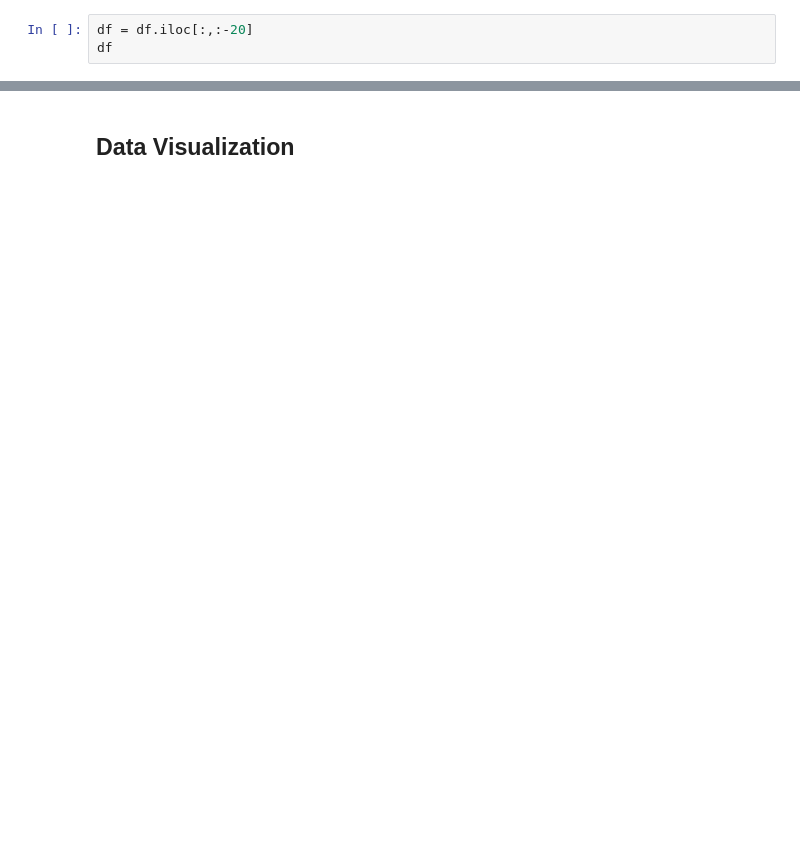
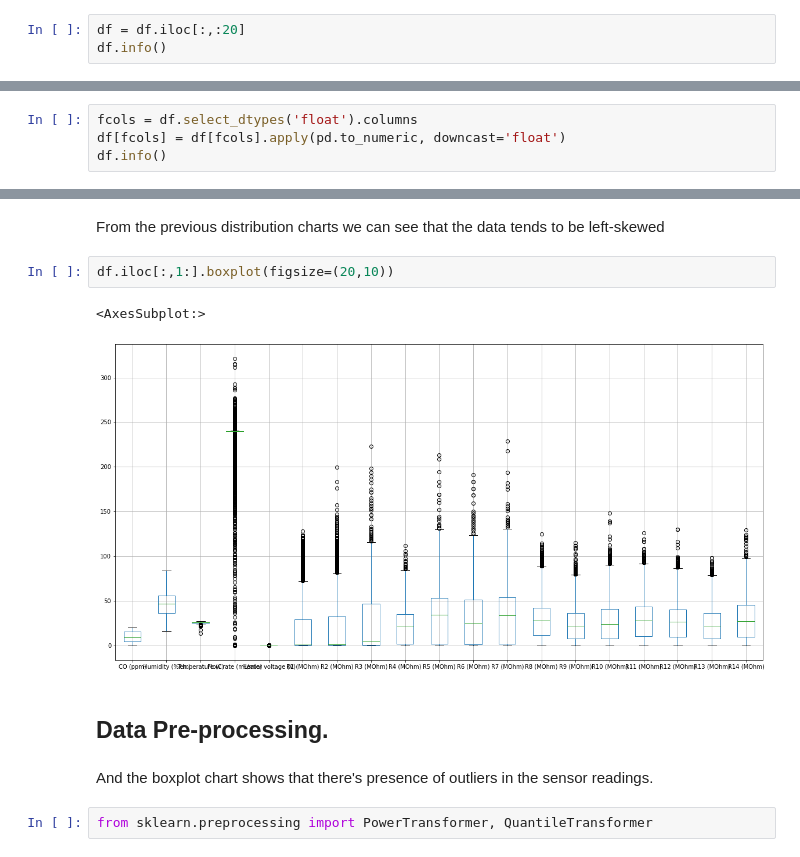
Before and after one commit to alberflor/monoxide-eda, a Jupyter notebook: Monoxide-EDA.ipynb, the cells around one changed output, grey strips where cells are left out. Drawn from its saved outputs; the diff is of its cells as text; blank space fills up the shorter version.

```diff
--- a/Monoxide-EDA.ipynb
+++ b/Monoxide-EDA.ipynb
@@ -71,4 +119,4 @@ The last 20 columns represent empty data
 # %%
-df = df.iloc[:,:-20]
-df
+df = df.iloc[:,:20]
+df.info()
 # %% [output]
@@ -87,0 +140,4 @@ df
+# %%
+fcols = df.select_dtypes('float').columns
+df[fcols] = df[fcols].apply(pd.to_numeric, downcast='float')
+df.info()
@@ -100,2 +202,13 @@ df.describe()
+# %% [markdown]
+From the previous distribution charts we can see that the data tends to be left-skewed
+# %%
+df.iloc[:,1:].boxplot(figsize=(20,10))
+# %% [output]
+<AxesSubplot:>
+[figure, added]
 # %% [markdown]
-## Data Visualization
+## Data Pre-processing.
+# %% [markdown]
+And the boxplot chart shows that there's presence of outliers in the sensor readings.
+# %%
+from sklearn.preprocessing import PowerTransformer, QuantileTransformer
```
Also changed, not shown: parts of 24 cells of this notebook, 1 other file.
